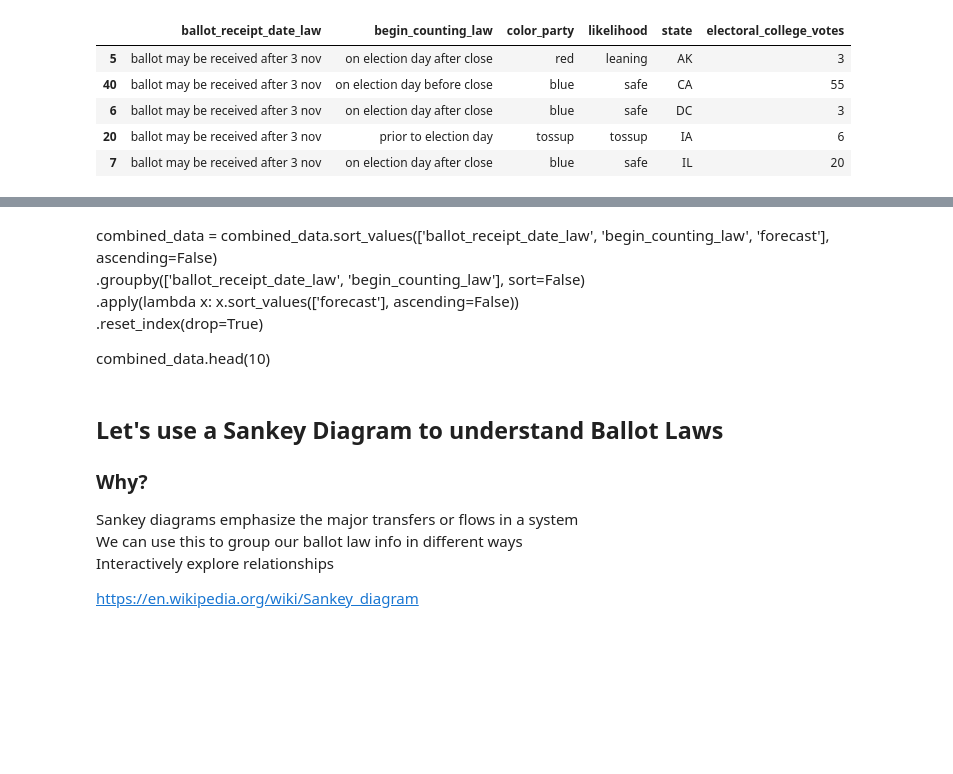
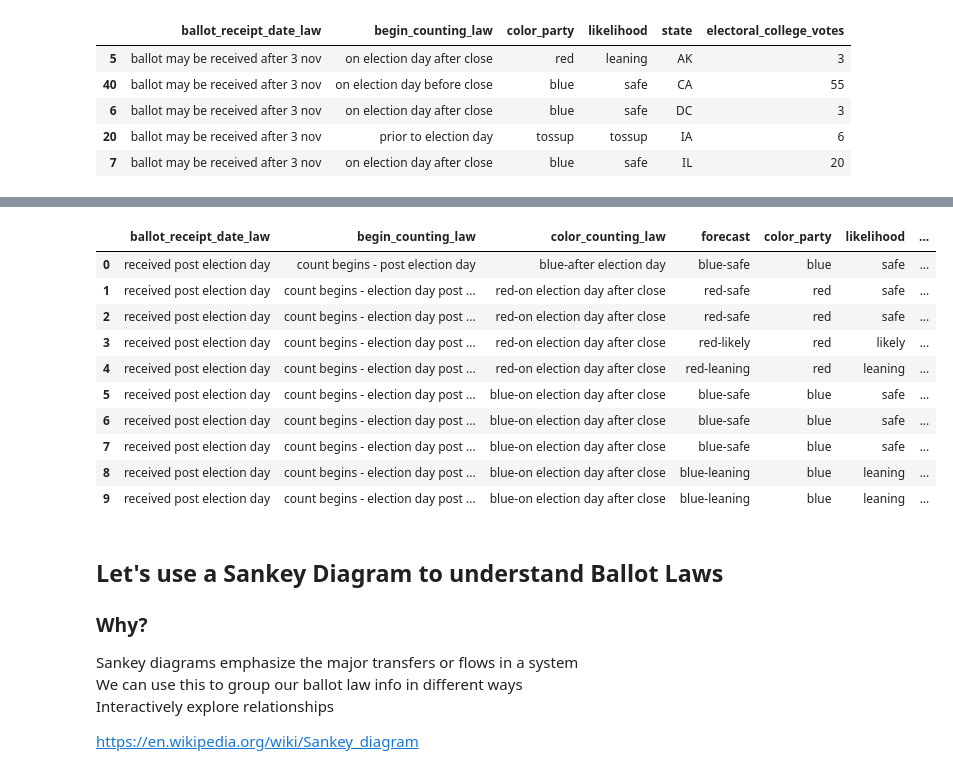
Before and after one commit to surfaceowl/2020election_advance_vote_count, a Jupyter notebook: 2020-US-election-voting-analysis.ipynb, the cells around one changed output, grey strips where cells are left out. Drawn from its saved outputs; the diff is of its cells as text; code cells hidden in the pictures; blank space fills up the shorter version.

```diff
--- a/2020-US-election-voting-analysis.ipynb
+++ b/2020-US-election-voting-analysis.ipynb
@@ -240,7 +199,0 @@ combined_data.head(1000)
-# %% [markdown]
-combined_data = combined_data.sort_values(['ballot_receipt_date_law', 'begin_counting_law', 'forecast'], ascending=False) \
-                .groupby(['ballot_receipt_date_law', 'begin_counting_law'], sort=False) \
-                .apply(lambda x: x.sort_values(['forecast'], ascending=False)) \
-                .reset_index(drop=True)
-
-combined_data.head(10)
@@ -249,3 +200,22 @@ combined_data_2 = combined_data[['begin_counting_law', 'forecast', 'color_party'
+# %%
+combined_data = combined_data.sort_values(['ballot_receipt_date_law', 'begin_counting_law', 'forecast'], ascending=False) \
+                .groupby(['ballot_receipt_date_law', 'begin_counting_law'], sort=False) \
+                .apply(lambda x: x.sort_values(['forecast'], ascending=False)) \
+                .reset_index(drop=True)
+
+combined_data.head(10)
+# %% [output]
+|  | ballot_receipt_date_law | begin_counting_law | color_counting_law | forecast | color_party | likelihood | ... |
+| 0 | received post election day | count begins - post election day | blue-after election day | blue-safe | blue | safe | ... |
+| 1 | received post election day | count begins - election day post ... | red-on election day after close | red-safe | red | safe | ... |
+| 2 | received post election day | count begins - election day post ... | red-on election day after close | red-safe | red | safe | ... |
+| 3 | received post election day | count begins - election day post ... | red-on election day after close | red-likely | red | likely | ... |
+| 4 | received post election day | count begins - election day post ... | red-on election day after close | red-leaning | red | leaning | ... |
+| 5 | received post election day | count begins - election day post ... | blue-on election day after close | blue-safe | blue | safe | ... |
+| 6 | received post election day | count begins - election day post ... | blue-on election day after close | blue-safe | blue | safe | ... |
+| 7 | received post election day | count begins - election day post ... | blue-on election day after close | blue-safe | blue | safe | ... |
+| 8 | received post election day | count begins - election day post ... | blue-on election day after close | blue-leaning | blue | leaning | ... |
+| 9 | received post election day | count begins - election day post ... | blue-on election day after close | blue-leaning | blue | leaning | ... |
 # %% [markdown]
 ## Let's use a Sankey Diagram to understand Ballot Laws
 
```
Also changed, not shown: parts of 11 cells of this notebook, 2 other files.
